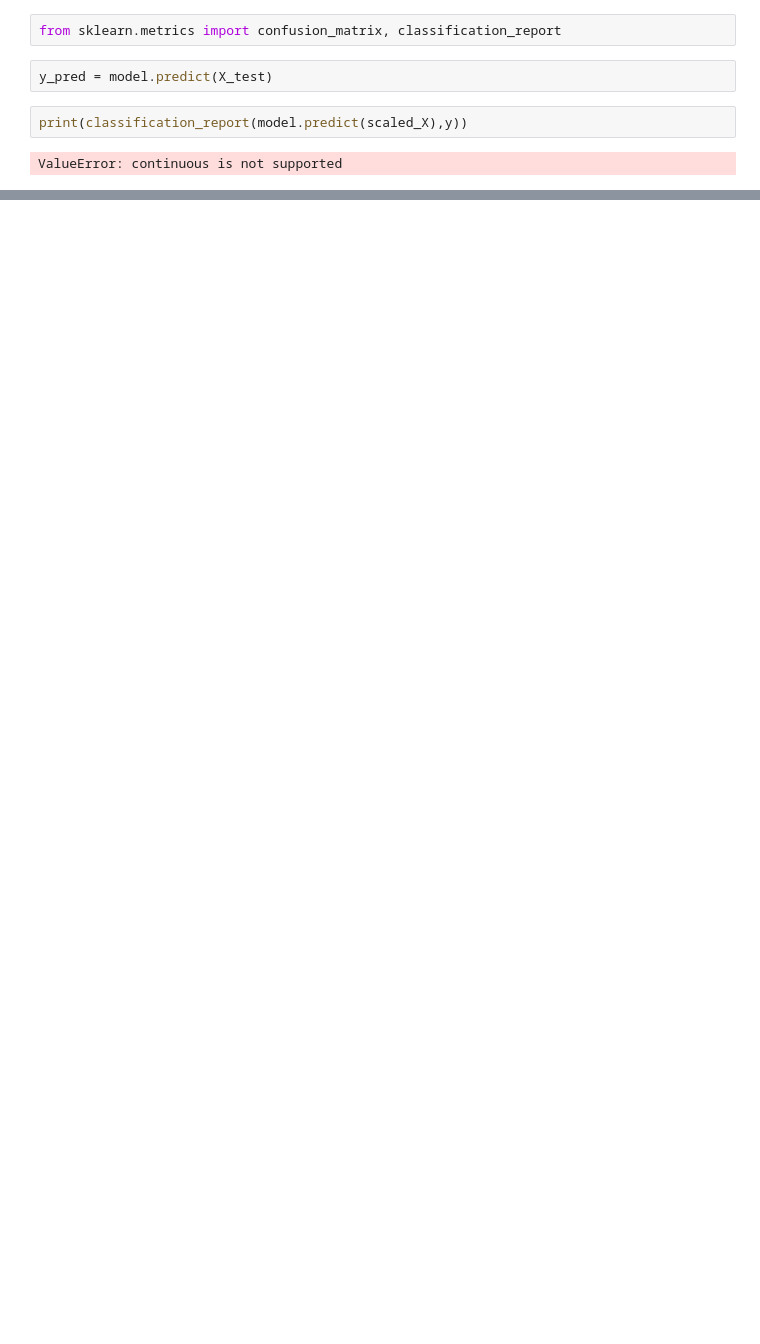
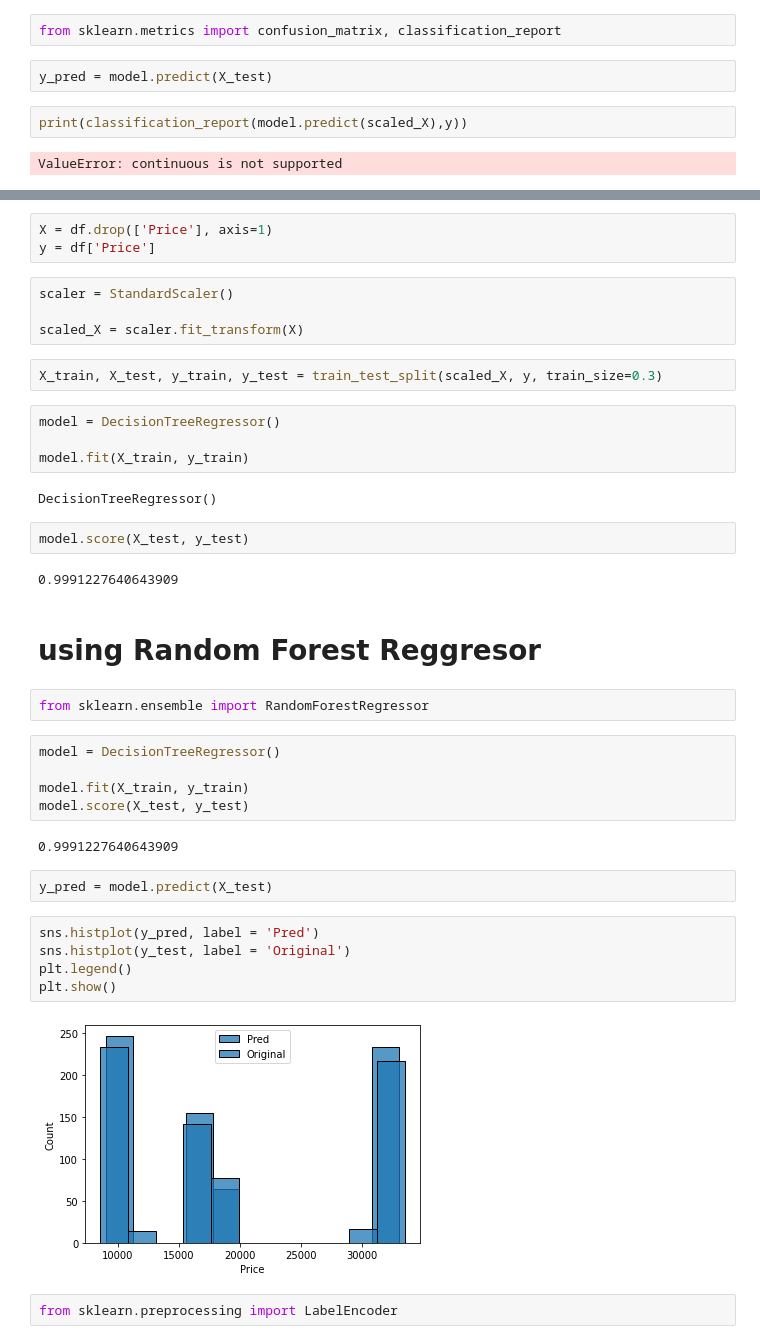
Before and after one commit to tabishqidwai98/Laptop-price-prediction, a Jupyter notebook: Analysis.ipynb, the cells around one changed output, grey strips where cells are left out. Cells and saved outputs as stored; diff of their text form; blank space fills up the shorter version.

Commit message:
training model

```diff
--- a/Analysis.ipynb
+++ b/Analysis.ipynb
@@ -270,0 +308,41 @@ ValueError: continuous is not supported
+# %%
+X = df.drop(['Price'], axis=1)
+y = df['Price']
+# %%
+scaler = StandardScaler()
+
+scaled_X = scaler.fit_transform(X)
+# %%
+X_train, X_test, y_train, y_test = train_test_split(scaled_X, y, train_size=0.3)
+# %%
+model = DecisionTreeRegressor()
+
+model.fit(X_train, y_train)
+# %% [output]
+DecisionTreeRegressor()
+# %%
+model.score(X_test, y_test)
+# %% [output]
+0.9991227640643909
+# %% [markdown]
+# using Random Forest Reggresor
+# %%
+from sklearn.ensemble import RandomForestRegressor
+# %%
+model = DecisionTreeRegressor()
+
+model.fit(X_train, y_train)
+model.score(X_test, y_test)
+# %% [output]
+0.9991227640643909
+# %%
+y_pred = model.predict(X_test)
+# %%
+sns.histplot(y_pred, label = 'Pred')
+sns.histplot(y_test, label = 'Original')
+plt.legend()
+plt.show()
+# %% [output]
+[figure, added]
+# %%
+from sklearn.preprocessing import LabelEncoder
```
Also changed, not shown: parts of 18 cells of this notebook, 2 other files.
